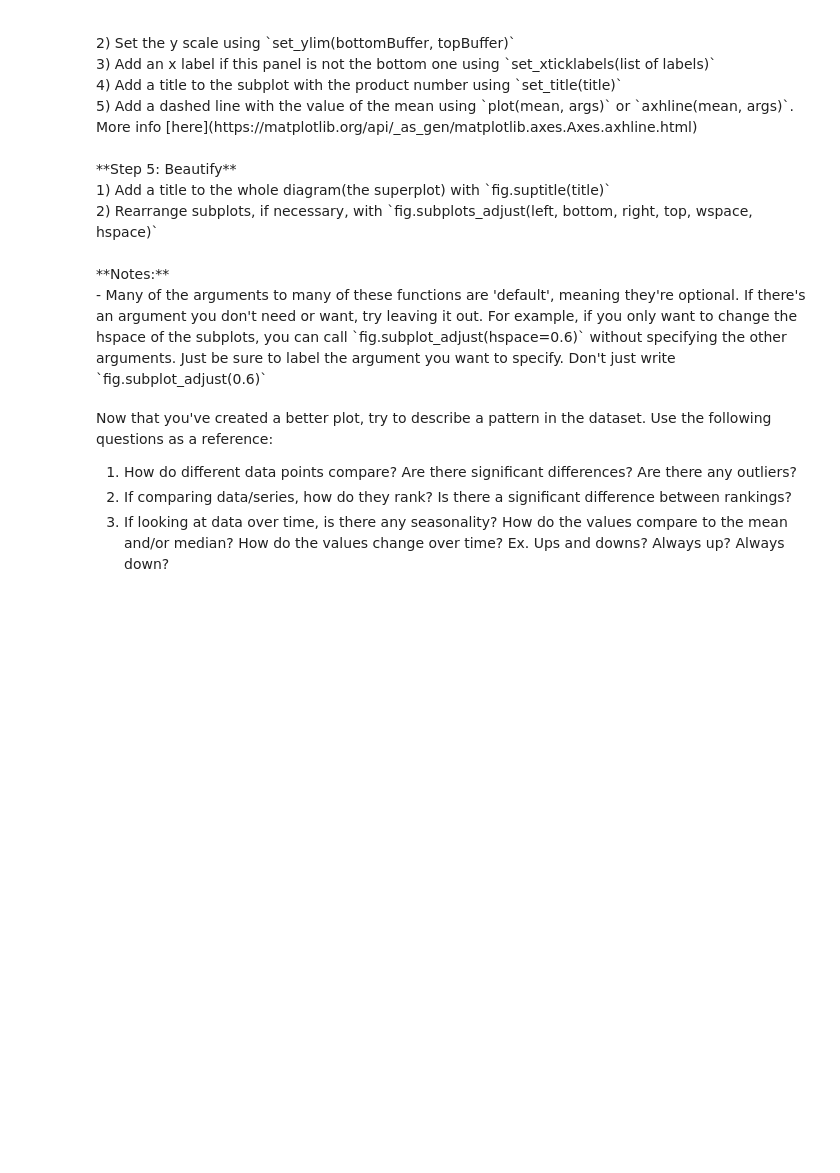
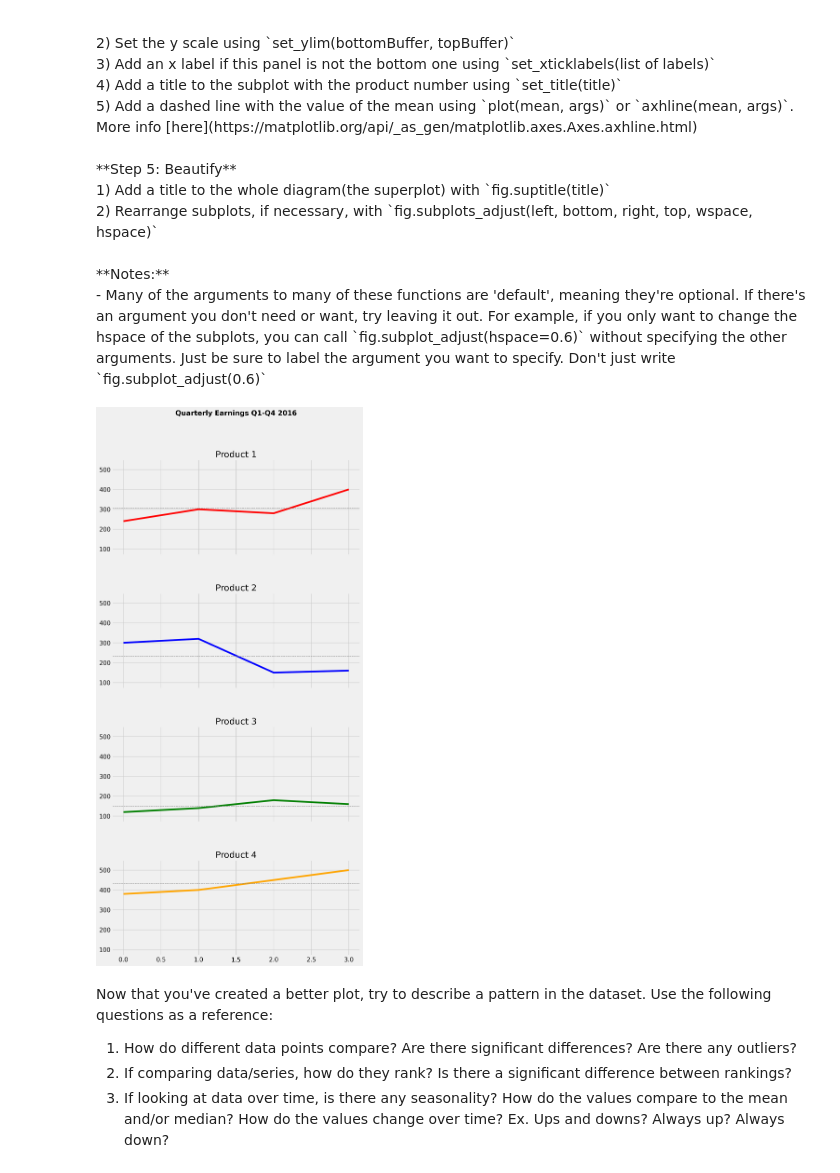
Before and after one commit to gordmo/DataScience-303, a Jupyter notebook: 02-visualization.ipynb, the cells around one changed output. Saved outputs shown, nothing was run; the diff lists cells and outputs as text; code cells hidden in the pictures; blank space fills up the shorter version.

```diff
--- a/02-visualization.ipynb
+++ b/02-visualization.ipynb
@@ -140,3 +128,37 @@ Now we need to plot the data over different panels. We can use [`plt.subplots`](
+# %%
+# Step 1
+all_data = [badLineProduct1, badLineProduct2, badLineProduct3, badLineProduct4]
+min_val = min([min(data) for data in all_data])
+max_val = max([max(data) for data in all_data])
+
+bottomBuffer = min_val - 50
+topBuffer = max_val + 50
+
+# Step 2
+means = [np.mean(data) for data in all_data]
+overall_mean = np.mean(means)
+
+# Step 3
+colors = ['red', 'blue', 'green', 'orange']
+
+# Step 4
+fig, axes = plt.subplots(nrows=4, ncols=1, figsize=(10, 20))
+
+for i, ax in enumerate(axes):
+    ax.plot(all_data[i], color=colors[i])
+    ax.set_ylim(bottomBuffer, topBuffer)
+
+    if i != len(axes) - 1:
+        ax.set_xticklabels([])  # Remove x-tick labels for all but the bottom plot
+
+    ax.set_title(f'Product {i+1}')
+    ax.axhline(means[i], color='gray', linestyle='dashed', linewidth=1)
+
+# Step 5
+fig.suptitle('Quarterly Earnings Q1-Q4 2016', fontsize=16, fontweight='bold')
+fig.subplots_adjust(left=0.1, bottom=0.1, right=0.9, top=0.9, wspace=0.4, hspace=0.4)
+# %% [output]
+[figure, added]
 # %% [markdown]
 Now that you've created a better plot, try to describe a pattern in the dataset. Use the following questions as a reference:
 
```
Also changed, not shown: parts of 15 cells of this notebook.
